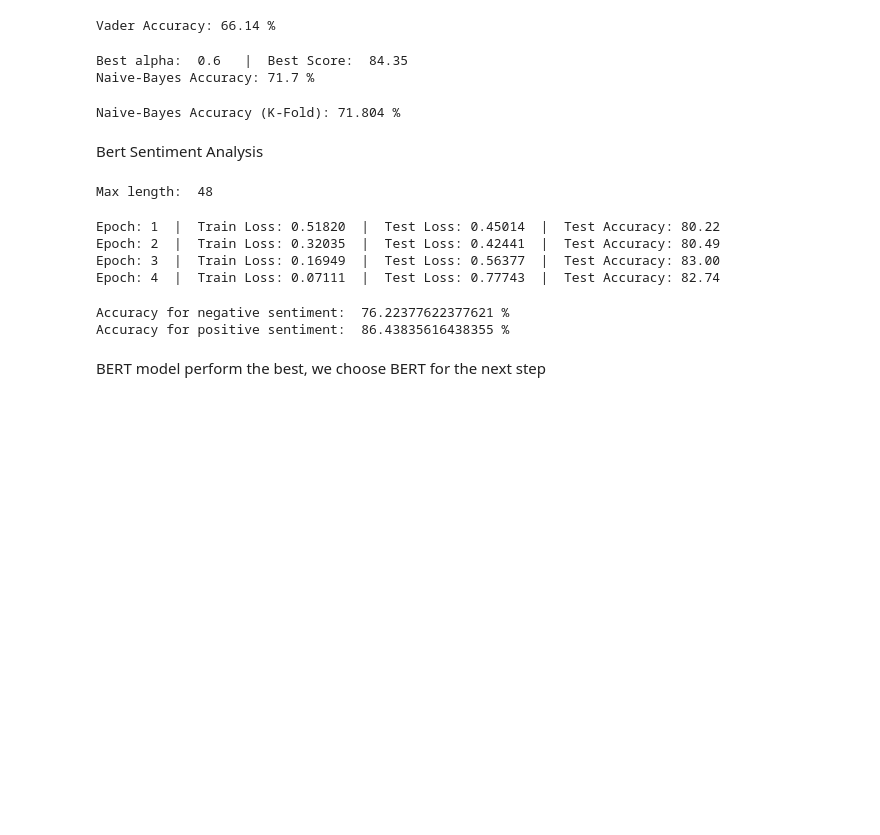
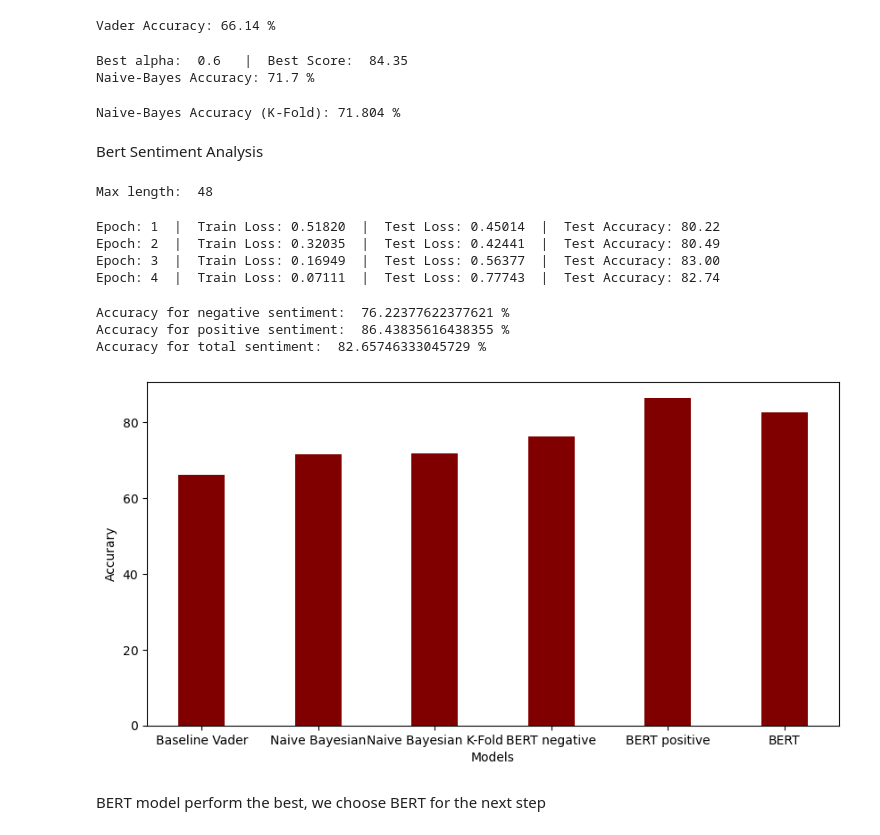
Before and after one commit to HiggsP10/Stock_pred, a Jupyter notebook: NLP_Stock.ipynb, the cells around one changed output. Cells and saved outputs as stored; diff of their text form; code cells hidden in the pictures; blank space fills up the shorter version.

```diff
--- a/NLP_Stock.ipynb
+++ b/NLP_Stock.ipynb
@@ -68,6 +69,8 @@ model = SentimentIntensityAnalyzer()
 data['V_score'] = data['Text'].apply(lambda score: model.polarity_scores(score)['compound'])
 data['V_prediction'] = data['V_score'].apply(lambda score: 1 if score>=0 else -1)
 print('Vader Accuracy:', round((len(data[data['Sentiment']==data['V_prediction']])/len(data)) *100, 2), '%', '\n')
+Stats = []
+Stats.append(round((len(data[data['Sentiment']==data['V_prediction']])/len(data)) *100, 2))
 # %% [output]
 Vader Accuracy: 66.14 %
 # %%
@@ -118,6 +121,7 @@ probs = best_model.predict_proba(X_test_tfidf)
 
 # Print accuracy of best performing model on tweet sentiment analysis
 print('Naive-Bayes Accuracy:', round(len(np.where(y_test == probs.argmax(axis=1))[0])/len(probs) * 100, 2), '%')
+Stats.append(round(len(np.where(y_test == probs.argmax(axis=1))[0])/len(probs) * 100, 2))
 # %% [output]
 Best alpha:  0.6   |  Best Score:  84.35
 Naive-Bayes Accuracy: 71.7 %
@@ -151,6 +155,7 @@ for train_index, test_index in kfold.split(data):
     mses[0,i] = round(len(np.where(y_test == probs.argmax(axis=1))[0])/len(probs) * 100, 2)
     i=i+1
 print('Naive-Bayes Accuracy (K-Fold):', mses.mean(), '%')
+Stats.append(mses.mean())
 # %% [output]
 Naive-Bayes Accuracy (K-Fold): 71.804 %
 # %% [markdown]
@@ -365,12 +370,29 @@ predictions = torch.cat(predictions).cpu().numpy()
 negatives = np.where(y_test==0)[0]
 TNs = np.where( (y_test==0) & (y_test==predictions) )[0]
 print('Accuracy for negative sentiment: ',(len(TNs)/len(negatives))*100,'%')
-
+Stats.append((len(TNs)/len(negatives))*100)
 positives = np.where(y_test==1)[0]
 TPs = np.where( (y_test==1) & (y_test==predictions) )[0]
 print('Accuracy for positive sentiment: ',(len(TPs)/len(positives))*100,'%')
+Stats.append((len(TPs)/len(positives))*100)
+TT = np.where( (y_test==predictions) )[0]
+print('Accuracy for total sentiment: ',(len(TT)/len(y_test))*100,'%')
+Stats.append((len(TT)/len(y_test))*100)
 # %% [output]
 Accuracy for negative sentiment:  76.22377622377621 %
 Accuracy for positive sentiment:  86.43835616438355 %
+Accuracy for total sentiment:  82.65746333045729 %
+# %%
+fig = plt.figure(figsize = (10, 5))
+ModelType = ['Baseline Vader', 'Naive Bayesian','Naive Bayesian K-Fold','BERT negative', 'BERT positive', 'BERT']
+# creating the bar plot
+plt.bar(ModelType, Stats, color ='maroon',
+        width = 0.4)
+
+plt.xlabel("Models")
+plt.ylabel("Accurary")
+plt.show()
+# %% [output]
+[figure, added]
 # %% [markdown]
 BERT model perform the best, we choose BERT for the next step
```
Also changed, not shown: parts of 1 cell of this notebook, 1 other file.
